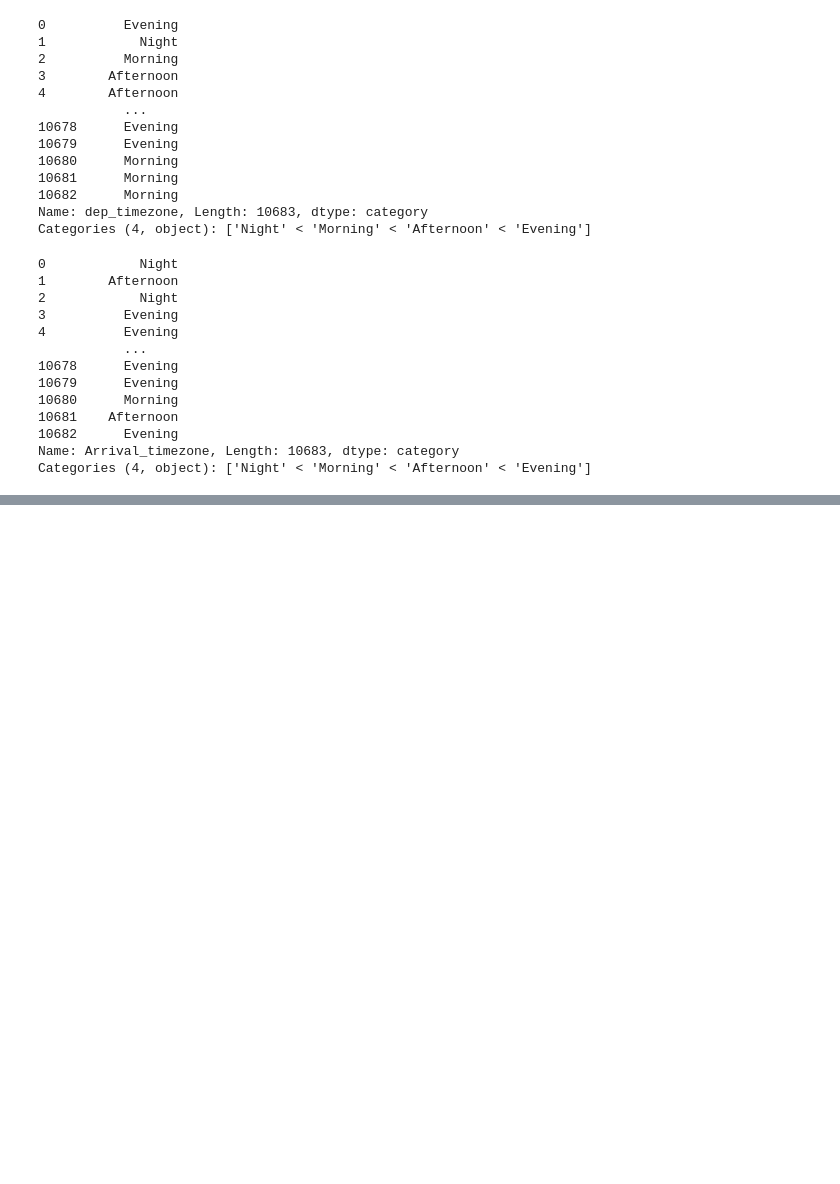
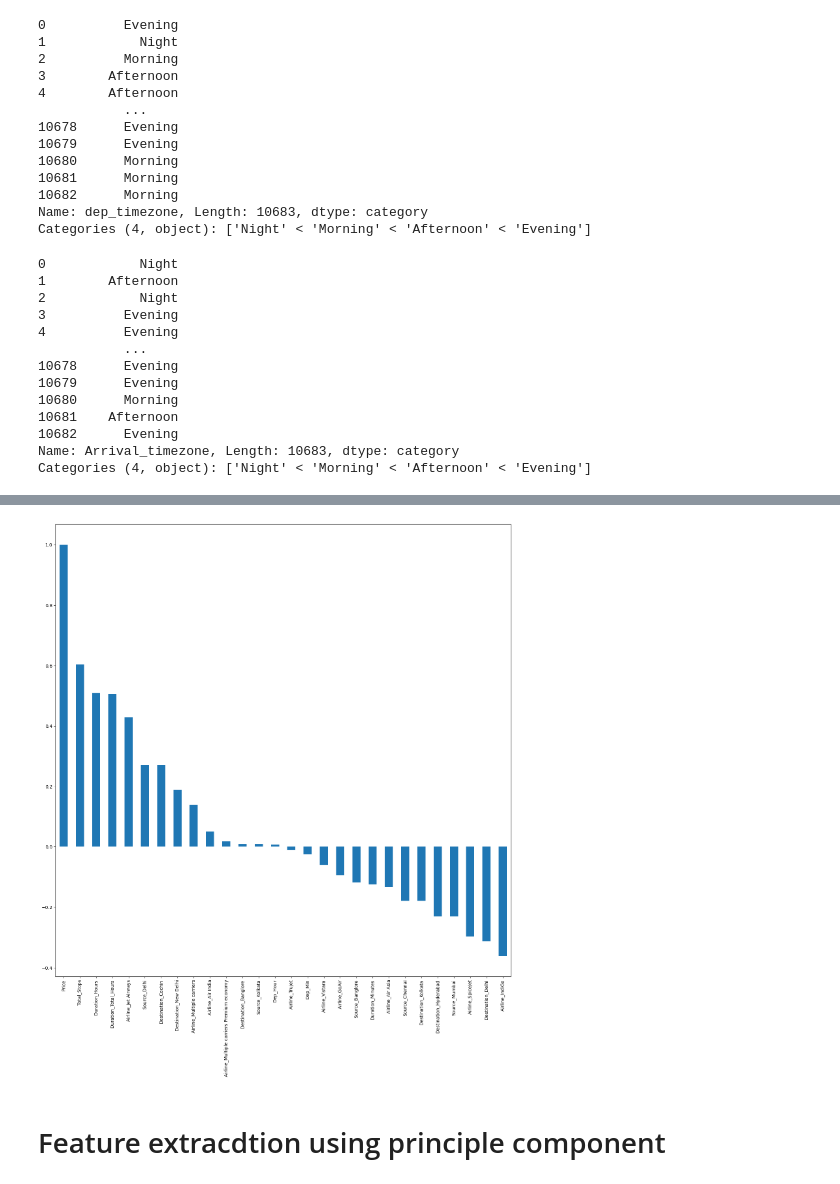
Before and after one commit to fhossain0/HNU_prosjects, a Jupyter notebook: FeatureEngineering_catagorical_data.ipynb, the cells around one changed output, grey strips where cells are left out. Drawn from its saved outputs; the diff is of its cells as text; code cells hidden in the pictures; blank space fills up the shorter version.

```diff
--- a/FeatureEngineering_catagorical_data.ipynb
+++ b/FeatureEngineering_catagorical_data.ipynb
@@ -199,0 +308,8 @@ Categories (4, object): ['Night' < 'Morning' < 'Afternoon' < 'Evening']
+# %%
+features= dataset1.corr()['Price'].sort_values(ascending= False)
+features.plot(kind= 'bar', figsize= (18,18))
+plt.show()
+# %% [output]
+[figure, added]
+# %% [markdown]
+# Feature extracdtion using principle component
```
Also changed, not shown: parts of 12 cells of this notebook.
